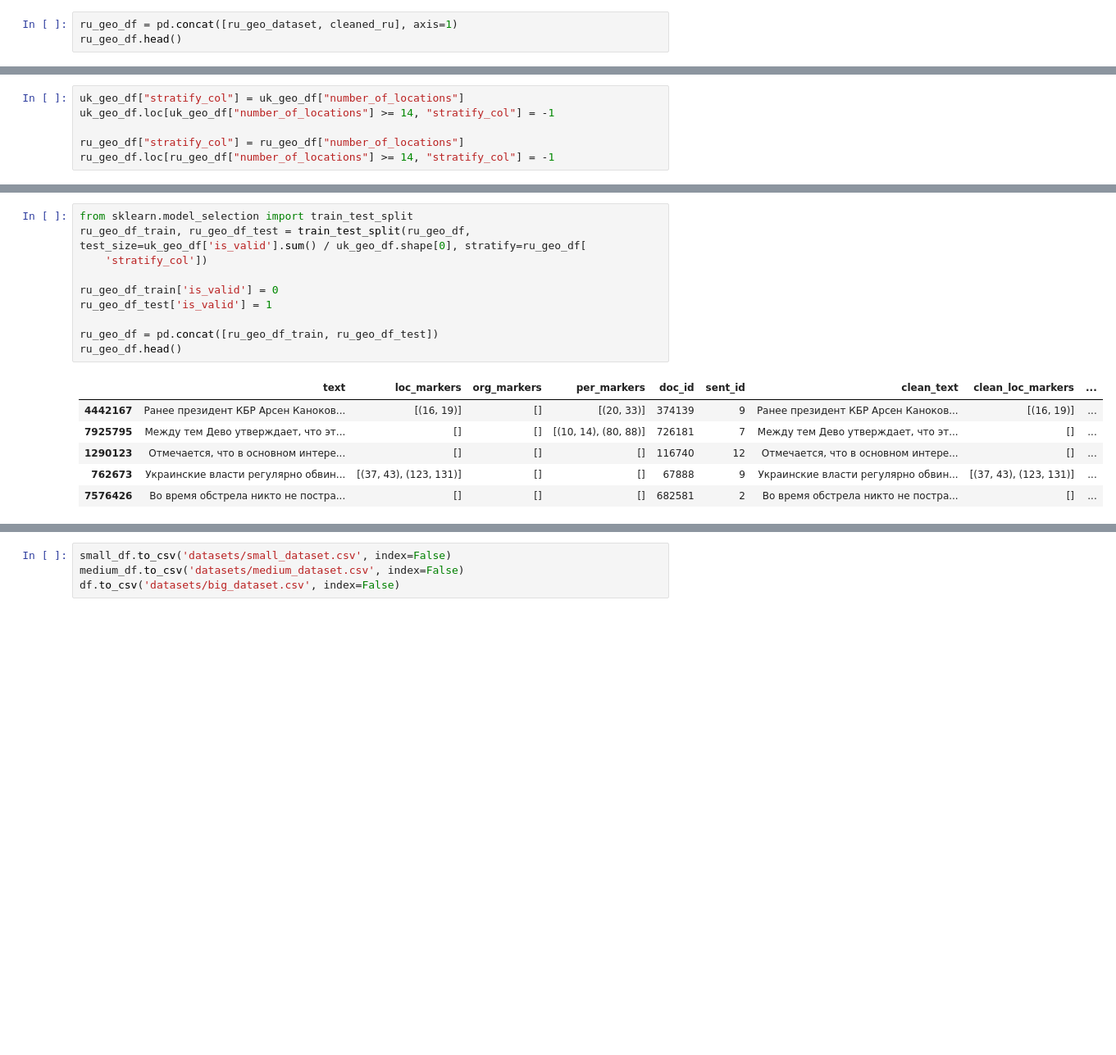
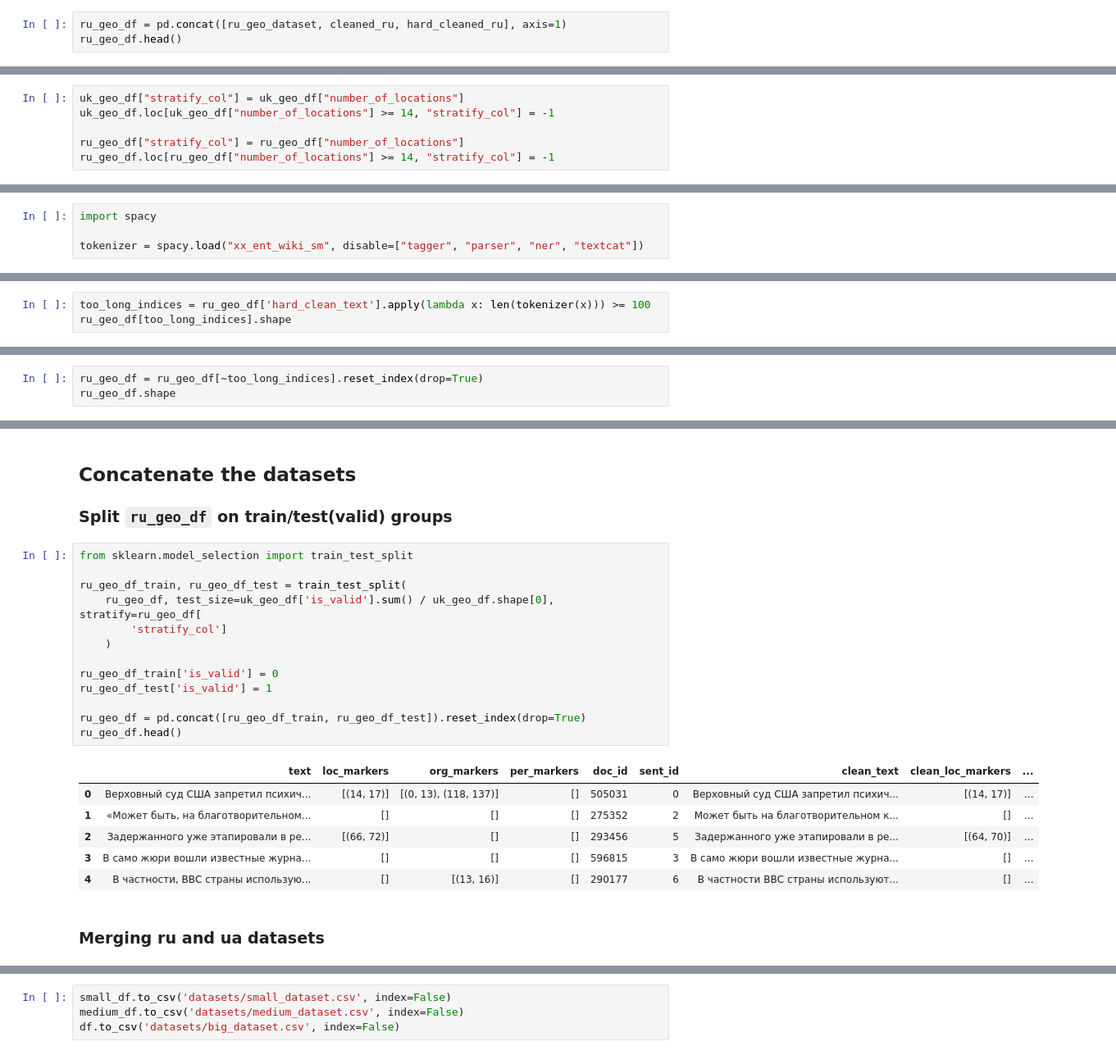
Before and after one commit to BirdWithDreams/IASA-NLP-Homework, a Jupyter notebook: Homework 4/hw_4.ipynb, the cells around one changed output, grey strips where cells are left out. Shown at 82% size. Drawn from its saved outputs; the diff is of its cells as text; blank space fills up the shorter version.

```diff
--- a/Homework 4/hw_4.ipynb
+++ b/Homework 4/hw_4.ipynb
@@ -308,4 +423,4 @@ cleaned_ru.shape
 # %%
-ru_geo_df = pd.concat([ru_geo_dataset, cleaned_ru], axis=1)
+ru_geo_df = pd.concat([ru_geo_dataset, cleaned_ru, hard_cleaned_ru], axis=1)
 ru_geo_df.head()
 # %% [output]
@@ -336,0 +507,4 @@ sns.histplot(ru_geo_df[ru_geo_df['number_of_locations'] > 0], x='stratify_col',
+# %%
+import spacy
+
+tokenizer = spacy.load("xx_ent_wiki_sm", disable=["tagger", "parser", "ner", "textcat"])
@@ -336,0 +524,3 @@ sns.histplot(ru_geo_df[ru_geo_df['number_of_locations'] > 0], x='stratify_col',
+# %%
+too_long_indices = ru_geo_df['hard_clean_text'].apply(lambda x: len(tokenizer(x))) >= 100
+ru_geo_df[too_long_indices].shape
@@ -336,0 +529,3 @@ sns.histplot(ru_geo_df[ru_geo_df['number_of_locations'] > 0], x='stratify_col',
+# %%
+ru_geo_df = ru_geo_df[~too_long_indices].reset_index(drop=True)
+ru_geo_df.shape
@@ -337,20 +542,28 @@ sns.histplot(ru_geo_df[ru_geo_df['number_of_locations'] > 0], x='stratify_col',
+# %% [markdown]
+## Concatenate the datasets
+### Split `ru_geo_df` on train/test(valid) groups
 # %%
 from sklearn.model_selection import train_test_split
-ru_geo_df_train, ru_geo_df_test = train_test_split(ru_geo_df, test_size=uk_geo_df['is_valid'].sum() / uk_geo_df.shape[0], stratify=ru_geo_df[
-    'stratify_col'])
+
+ru_geo_df_train, ru_geo_df_test = train_test_split(
+    ru_geo_df, test_size=uk_geo_df['is_valid'].sum() / uk_geo_df.shape[0], stratify=ru_geo_df[
+        'stratify_col']
+    )
 
 ru_geo_df_train['is_valid'] = 0
 ru_geo_df_test['is_valid'] = 1
 
-ru_geo_df = pd.concat([ru_geo_df_train, ru_geo_df_test])
+ru_geo_df = pd.concat([ru_geo_df_train, ru_geo_df_test]).reset_index(drop=True)
 ru_geo_df.head()
 # %% [output]
 |  | text | loc_markers | org_markers | per_markers | doc_id | sent_id | clean_text | clean_loc_markers | ... |
-| 4442167 | Ранее президент КБР Арсен Каноков... | [(16, 19)] | [] | [(20, 33)] | 374139 | 9 | Ранее президент КБР Арсен Каноков... | [(16, 19)] | ... |
-| 7925795 | Между тем Дево утверждает, что эт... | [] | [] | [(10, 14), (80, 88)] | 726181 | 7 | Между тем Дево утверждает, что эт... | [] | ... |
-| 1290123 | Отмечается, что в основном интере... | [] | [] | [] | 116740 | 12 | Отмечается, что в основном интере... | [] | ... |
-| 762673 | Украинские власти регулярно обвин... | [(37, 43), (123, 131)] | [] | [] | 67888 | 9 | Украинские власти регулярно обвин... | [(37, 43), (123, 131)] | ... |
-| 7576426 | Во время обстрела никто не постра... | [] | [] | [] | 682581 | 2 | Во время обстрела никто не постра... | [] | ... |
+| 0 | Верховный суд США запретил психич... | [(14, 17)] | [(0, 13), (118, 137)] | [] | 505031 | 0 | Верховный суд США запретил психич... | [(14, 17)] | ... |
+| 1 | «Может быть, на благотворительном... | [] | [] | [] | 275352 | 2 | Может быть на благотворительном к... | [] | ... |
+| 2 | Задержанного уже этапировали в ре... | [(66, 72)] | [] | [] | 293456 | 5 | Задержанного уже этапировали в ре... | [(64, 70)] | ... |
+| 3 | В само жюри вошли известные журна... | [] | [] | [] | 596815 | 3 | В само жюри вошли известные журна... | [] | ... |
+| 4 | В частности, ВВС страны использую... | [] | [(13, 16)] | [] | 290177 | 6 | В частности ВВС страны используют... | [] | ... |
+# %% [markdown]
+### Merging ru and ua datasets
 # %%
 uk_geo_df['language'] = 'ua'
 ru_geo_df['language'] = 'ru'
```
Also changed, not shown: parts of 91 cells of this notebook, 8 other files.
